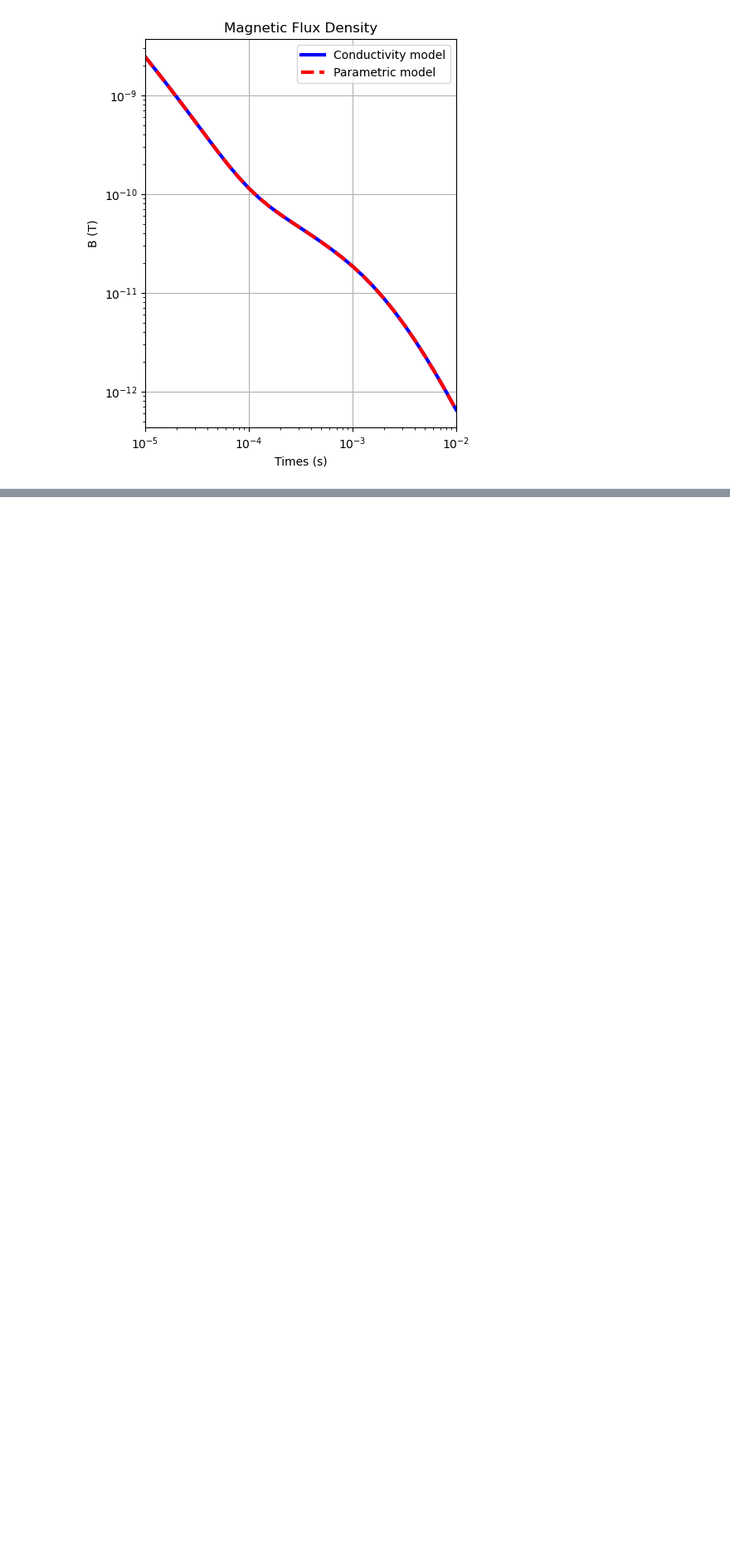
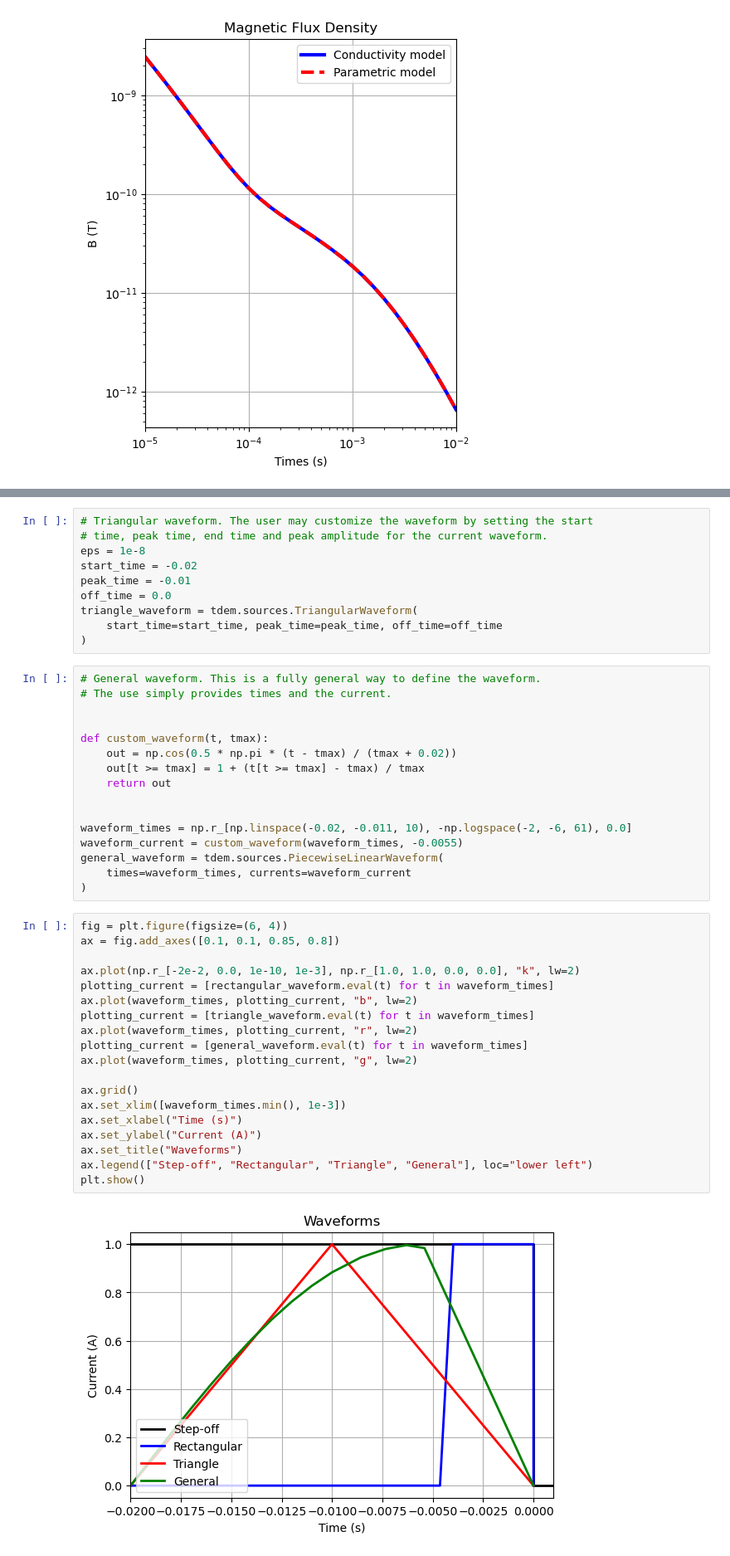
Before and after one commit to oscarshek/EOSC-556-Project, a Jupyter notebook: Notebook/forward_simulation.ipynb, the cells around one changed output, grey strips where cells are left out. Shown at 83% size. Saved outputs shown, nothing was run; the diff lists cells and outputs as text; blank space fills up the shorter version.

```diff
--- a/Notebook/forward_simulation.ipynb
+++ b/Notebook/forward_simulation.ipynb
@@ -126,0 +228,47 @@ plt.show()
+# %%
+# Triangular waveform. The user may customize the waveform by setting the start
+# time, peak time, end time and peak amplitude for the current waveform.
+eps = 1e-8
+start_time = -0.02
+peak_time = -0.01
+off_time = 0.0
+triangle_waveform = tdem.sources.TriangularWaveform(
+    start_time=start_time, peak_time=peak_time, off_time=off_time
+)
+# %%
+# General waveform. This is a fully general way to define the waveform.
+# The use simply provides times and the current.
+
+
+def custom_waveform(t, tmax):
+    out = np.cos(0.5 * np.pi * (t - tmax) / (tmax + 0.02))
+    out[t >= tmax] = 1 + (t[t >= tmax] - tmax) / tmax
+    return out
+
+
+waveform_times = np.r_[np.linspace(-0.02, -0.011, 10), -np.logspace(-2, -6, 61), 0.0]
+waveform_current = custom_waveform(waveform_times, -0.0055)
+general_waveform = tdem.sources.PiecewiseLinearWaveform(
+    times=waveform_times, currents=waveform_current
+)
+# %%
+fig = plt.figure(figsize=(6, 4))
+ax = fig.add_axes([0.1, 0.1, 0.85, 0.8])
+
+ax.plot(np.r_[-2e-2, 0.0, 1e-10, 1e-3], np.r_[1.0, 1.0, 0.0, 0.0], "k", lw=2)
+plotting_current = [rectangular_waveform.eval(t) for t in waveform_times]
+ax.plot(waveform_times, plotting_current, "b", lw=2)
+plotting_current = [triangle_waveform.eval(t) for t in waveform_times]
+ax.plot(waveform_times, plotting_current, "r", lw=2)
+plotting_current = [general_waveform.eval(t) for t in waveform_times]
+ax.plot(waveform_times, plotting_current, "g", lw=2)
+
+ax.grid()
+ax.set_xlim([waveform_times.min(), 1e-3])
+ax.set_xlabel("Time (s)")
+ax.set_ylabel("Current (A)")
+ax.set_title("Waveforms")
+ax.legend(["Step-off", "Rectangular", "Triangle", "General"], loc="lower left")
+plt.show()
+# %% [output]
+[figure, added]
```
Also changed, not shown: parts of 14 cells of this notebook, 1 other file.
